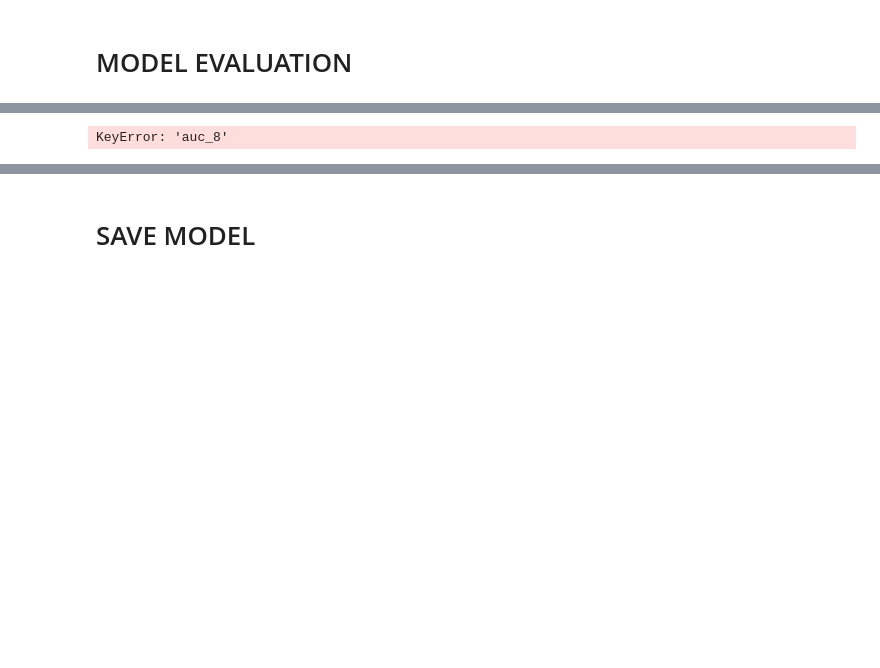
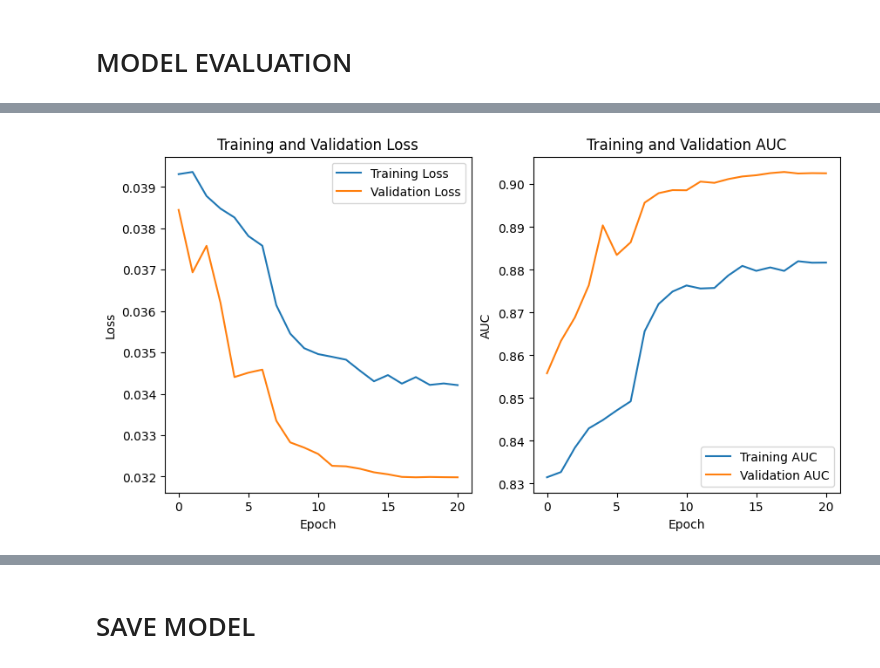
Before and after one commit to OptimusCoderr/ML_TUT, a Jupyter notebook: glaucoma-detection-fudndus-pytorch.ipynb, the cells around one changed output, grey strips where cells are left out. Cells and saved outputs as stored; diff of their text form; code cells hidden in the pictures; blank space fills up the shorter version.

```diff
--- a/glaucoma-detection-fudndus-pytorch.ipynb
+++ b/glaucoma-detection-fudndus-pytorch.ipynb
@@ -520,34 +776,34 @@ Test accuracy: 0.8994929790496826
 # %%
 import matplotlib.pyplot as plt
 
 # Get the training and validation loss and AUC scores from the history object
 train_loss = history.history['loss']
 val_loss = history.history['val_loss']
-train_auc = history.history['auc_8']
-val_auc = history.history['val_auc_8']
+train_auc = history.history['auc_1']
+val_auc = history.history['val_auc_1']
 
 # Create a plot of the training and validation loss
 plt.figure(figsize=(10, 5))
 plt.subplot(1, 2, 1)
 plt.plot(train_loss, label='Training Loss')
 plt.plot(val_loss, label='Validation Loss')
 plt.xlabel('Epoch')
 plt.ylabel('Loss')
 plt.title('Training and Validation Loss')
 plt.legend()
 
 # Create a plot of the training and validation AUC scores
 plt.subplot(1, 2, 2)
 plt.plot(train_auc, label='Training AUC')
 plt.plot(val_auc, label='Validation AUC')
 plt.xlabel('Epoch')
 plt.ylabel('AUC')
 plt.title('Training and Validation AUC')
 plt.legend()
 
 plt.show()
 # %% [output]
-KeyError: 'auc_8'
+[figure, added]
 # %%
 from sklearn.metrics import confusion_matrix
 import seaborn as sns
```
Also changed, not shown: parts of 29 cells of this notebook.
